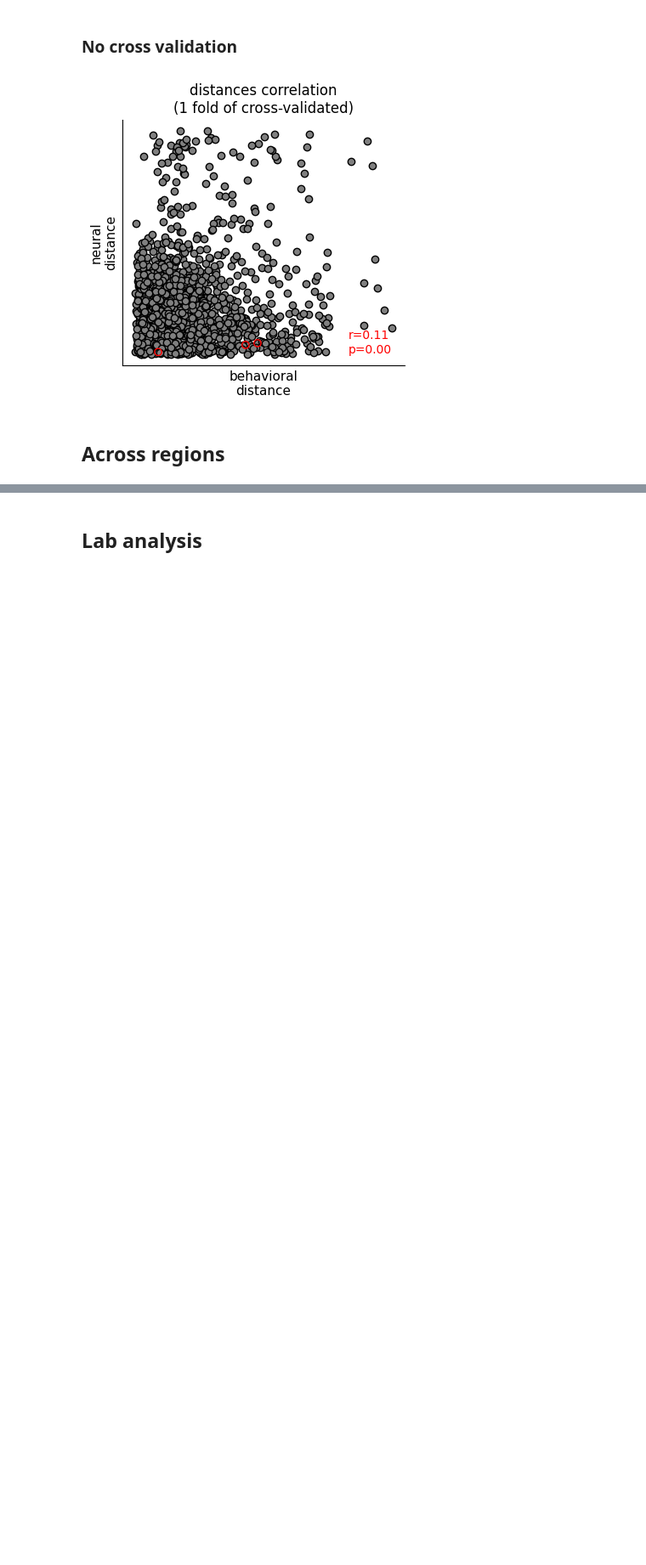
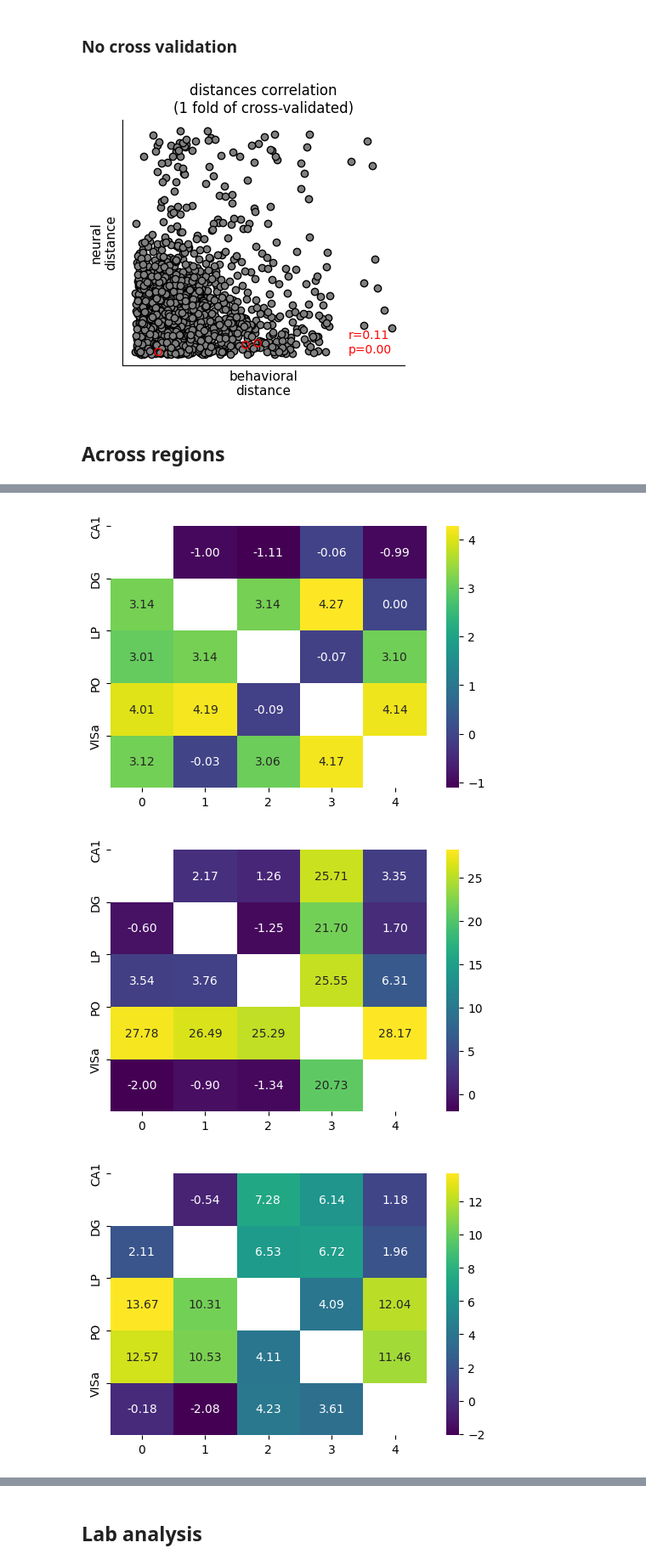
Before and after one commit to brunaafl/ShapeMetrics, a Jupyter notebook: ibl_analyses/notebooks/shape_metrics_figure.ipynb, the cells around one changed output, grey strips where cells are left out. Shown at 85% size. Saved outputs shown, nothing was run; the diff lists cells and outputs as text; code cells hidden in the pictures; blank space fills up the shorter version.

```diff
--- a/ibl_analyses/notebooks/shape_metrics_figure.ipynb
+++ b/ibl_analyses/notebooks/shape_metrics_figure.ipynb
@@ -701,0 +833,37 @@ plt.show()
+# %%
+means_subject = {subject: np.nanmean(subj_dist_neural[subject], axis=0) for subject in subjects}
+region_effects = []
+mean_region_effects = []
+for subject in subjects:
+    # subtract diagonal from each row to remove baseline between subjects
+    mean_subj = means_subject[subject] - np.diag(means_subject[subject])[:,None]*np.ones_like(means_subject[subject])
+    # remove diagonal - distance from region to others removing the "baseline"
+    mean_subj_diag = mean_subj[~np.eye(mean_subj.shape[0],dtype=bool)].reshape(5, 4)
+    region_effects.append(mean_subj_diag)
+    mean_region_effects.append(mean_subj_diag.mean(axis=1)) # then for each region get the mean distance to other regions (without baseline)
+
+    fig, ax = plt.subplots(figsize=(6, 4))
+    mean_subj[np.eye(mean_subj.shape[0],dtype=bool)] = np.nan
+    sns.heatmap(mean_subj, cmap='viridis', ax=ax, cbar=True, annot=True, fmt=".2f")
+    ticks = np.arange(mean_subj.shape[0])
+    ax.set_yticks(ticks)
+    ax.set_yticklabels(regions, rotation=90)
+    plt.show()
+
+    region_effects.append(mean_subj_diag)
+
+    region_effects.append(mean_subj_diag)
+
+
+
+mean_region_effects = np.array(mean_region_effects)  # shape (n_subjects, n_regions)
+# test per region (for this region, how significative big are the distances across regions)
+# this is ni
+for r, reg in enumerate(regions):
+    t, p = sts.ttest_1samp(mean_region_effects[:, r], popmean=0, alternative='greater')
+    w, p_wilcoxon = sts.wilcoxon(mean_region_effects[:, r], alternative='greater')
+    print(f"{reg}: mean={mean_region_effects[:,r].mean():.4f}, t={t:.3f}, p={p:.4f}, w={w:.3f}, p_wilcoxon={p_wilcoxon:.4f}")
+# %% [output]
+[figure, added]
+[figure, added]
+[figure, added]
```
Also changed, not shown: parts of 17 cells of this notebook, 6 other files.
